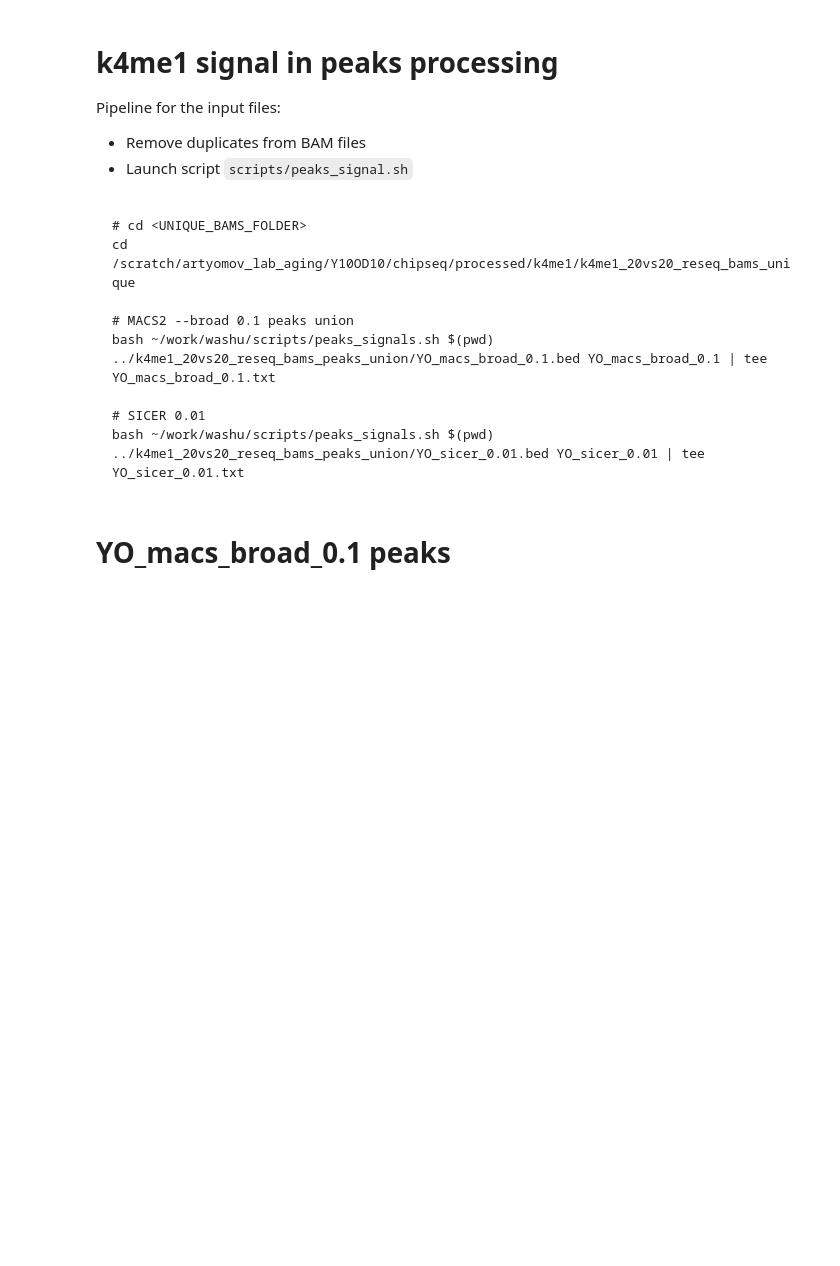
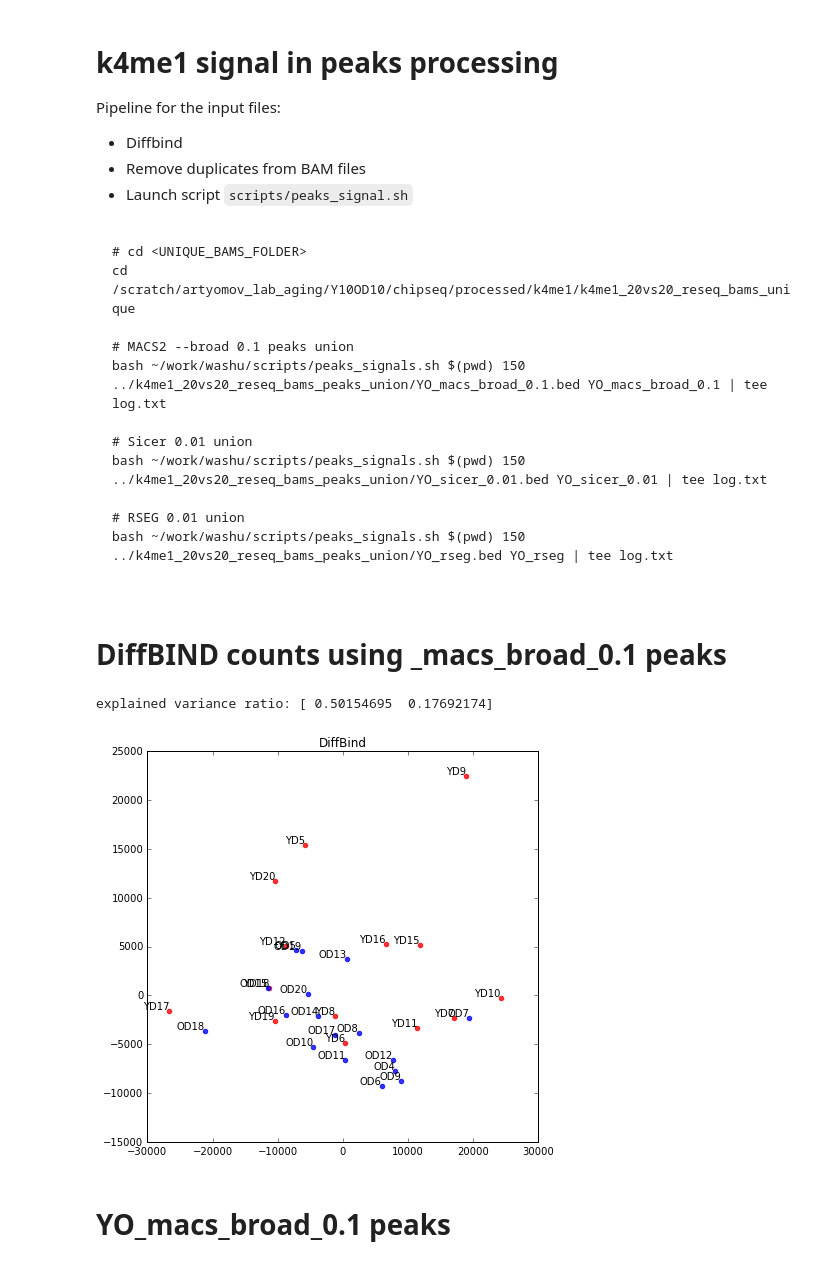
Before and after one commit to JetBrains-Research/washu, a Jupyter notebook: notebooks/k4me1_peaks_signal.ipynb, the cells around one changed output. Cells and saved outputs as stored; diff of their text form; code cells hidden in the pictures; blank space fills up the shorter version.

````diff
--- a/notebooks/k4me1_peaks_signal.ipynb
+++ b/notebooks/k4me1_peaks_signal.ipynb
@@ -2,6 +2,7 @@
 # k4me1 signal in peaks processing
 
 Pipeline for the input files:
+* Diffbind
 * Remove duplicates from BAM files
 * Launch script `scripts/peaks_signal.sh`
 
@@ -11,10 +12,14 @@ Pipeline for the input files:
 cd /scratch/artyomov_lab_aging/Y10OD10/chipseq/processed/k4me1/k4me1_20vs20_reseq_bams_unique
 
 # MACS2 --broad 0.1 peaks union
-bash ~/work/washu/scripts/peaks_signals.sh $(pwd) ../k4me1_20vs20_reseq_bams_peaks_union/YO_macs_broad_0.1.bed YO_macs_broad_0.1 | tee YO_macs_broad_0.1.txt
+bash ~/work/washu/scripts/peaks_signals.sh $(pwd) 150 ../k4me1_20vs20_reseq_bams_peaks_union/YO_macs_broad_0.1.bed YO_macs_broad_0.1 | tee log.txt
 
-# SICER 0.01
-bash ~/work/washu/scripts/peaks_signals.sh $(pwd) ../k4me1_20vs20_reseq_bams_peaks_union/YO_sicer_0.01.bed YO_sicer_0.01 | tee YO_sicer_0.01.txt
+# Sicer 0.01 union
+bash ~/work/washu/scripts/peaks_signals.sh $(pwd) 150 ../k4me1_20vs20_reseq_bams_peaks_union/YO_sicer_0.01.bed YO_sicer_0.01 | tee log.txt
+
+# RSEG 0.01 union
+bash ~/work/washu/scripts/peaks_signals.sh $(pwd) 150 ../k4me1_20vs20_reseq_bams_peaks_union/YO_rseg.bed YO_rseg | tee log.txt
+
 ```
 # %%
 import argparse
@@ -78,6 +83,18 @@ def signal_mds(signal, title):
         plt.annotate(label, xy=(x, y), xytext=(0, 0), textcoords='offset points', ha='right', va='bottom')
     plt.title(title)
     plt.show()
+# %% [markdown]
+# DiffBIND counts using \_macs_broad_0.1 peaks
+# %%
+FOLDER='/Volumes/WD/scratch/artyomov_lab_aging/Y10OD10/chipseq/processed/k4me1/k4me1_diff/k4me1_diffbind_ok/'
+signal_df = pd.read_csv(FOLDER + 'k4me1_counts.csv')
+signal = signal_df.drop(['seqnames', 'start', 'end', 'width', 'strand'], axis=1).transpose()
+signal_pca(signal, 'DiffBind')
+# signal_mds(signal, 'DiffBind')
+signal_lda(signal, 'DiffBind')
+# %% [output]
+explained variance ratio: [ 0.50154695  0.17692174]
+[figure, added]
 # %% [markdown]
 # YO_macs_broad_0.1 peaks
 # %%
````
Also changed, not shown: parts of 16 cells of this notebook.
